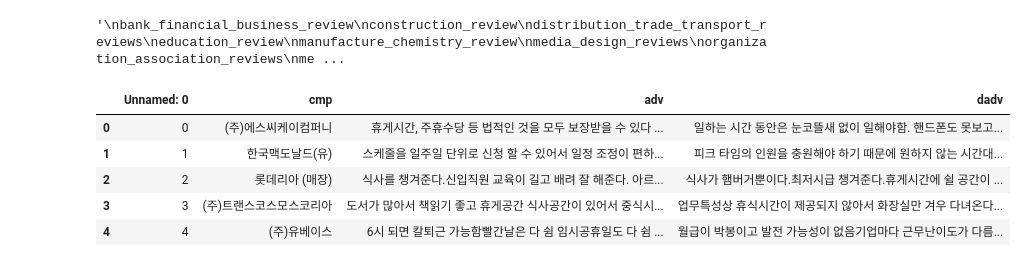
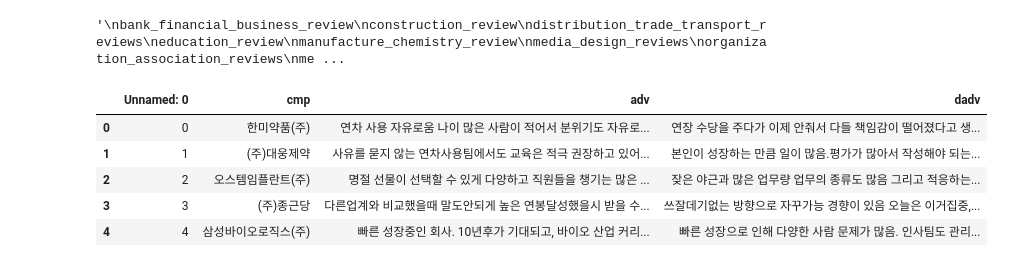
Before and after one commit to Sue-HyeongLee/SCAICO_turnover_rate, a Jupyter notebook: topic_modeling_gensim.ipynb, the cells around one changed output. Cells and saved outputs as stored; diff of their text form; code cells hidden in the pictures.

```diff
--- a/topic_modeling_gensim.ipynb
+++ b/topic_modeling_gensim.ipynb
@@ -22,17 +22,15 @@ service_reviews
 # %%
 # Read Data
 
-df = pd.read_csv('/Users/myeongseop.kim/Desktop/SCAISCO/csv files/service_reviews.csv')
+df = pd.read_csv('/Users/myeongseop.kim/Desktop/SCAISCO/csv files/medical_medicine_welfare_reviews.csv')
 # 결측치 제거
 df = df.dropna()
-adv = df['adv'] # Advantage review
-dadv = df['dadv'] # Disadvantage review
 df.head()
 # %% [output]
 |  | Unnamed: 0 | cmp | adv | dadv |
-| 0 | 0 | (주)에스씨케이컴퍼니 | 휴게시간, 주휴수당 등 법적인 것을 모두 보장받을 수 있다 ... | 일하는 시간 동안은 눈코뜰새 없이 일해야함. 핸드폰도 못보고... |
-| 1 | 1 | 한국맥도날드(유) | 스케줄을 일주일 단위로 신청 할 수 있어서 일정 조정이 편하... | 피크 타임의 인원을 충원해야 하기 때문에 원하지 않는 시간대... |
-| 2 | 2 | 롯데리아 (매장) | 식사를 챙겨준다.신입직원 교육이 길고 배려 잘 해준다. 아르... | 식사가 햄버거뿐이다.최저시급 챙겨준다.휴게시간에 쉴 공간이 ... |
-| 3 | 3 | (주)트랜스코스모스코리아 | 도서가 많아서 책읽기 좋고 휴게공간 식사공간이 있어서 중식시... | 업무특성상 휴식시간이 제공되지 않아서 화장실만 겨우 다녀온다... |
-| 4 | 4 | (주)유베이스 | 6시 되면 칼퇴근 가능함빨간날은 다 쉼 임시공휴일도 다 쉼 ... | 월급이 박봉이고 발전 가능성이 없음기업마다 근무난이도가 다름... |
+| 0 | 0 | 한미약품(주) | 연차 사용 자유로움 나이 많은 사람이 적어서 분위기도 자유로... | 연장 수당을 주다가 이제 안줘서 다들 책임감이 떨어졌다고 생... |
+| 1 | 1 | (주)대웅제약 | 사유를 묻지 않는 연차사용팀에서도 교육은 적극 권장하고 있어... | 본인이 성장하는 만큼 일이 많음.평가가 많아서 작성해야 되는... |
+| 2 | 2 | 오스템임플란트(주) | 명절 선물이 선택할 수 있게 다양하고 직원들을 챙기는 많은 ... | 잦은 야근과 많은 업무량 업무의 종류도 많음 그리고 적응하는... |
+| 3 | 3 | (주)종근당 | 다른업계와 비교했을때 말도안되게 높은 연봉달성했을시 받을 수... | 쓰잘데기없는 방향으로 자꾸가능 경향이 있음 오늘은 이거집중,... |
+| 4 | 4 | 삼성바이오로직스(주) | 빠른 성장중인 회사. 10년후가 기대되고, 바이오 산업 커리... | 빠른 성장으로 인해 다양한 사람 문제가 많음. 인사팀도 관리... |
 # %%
```
Also changed, not shown: parts of 8 cells of this notebook, 31 other files.
